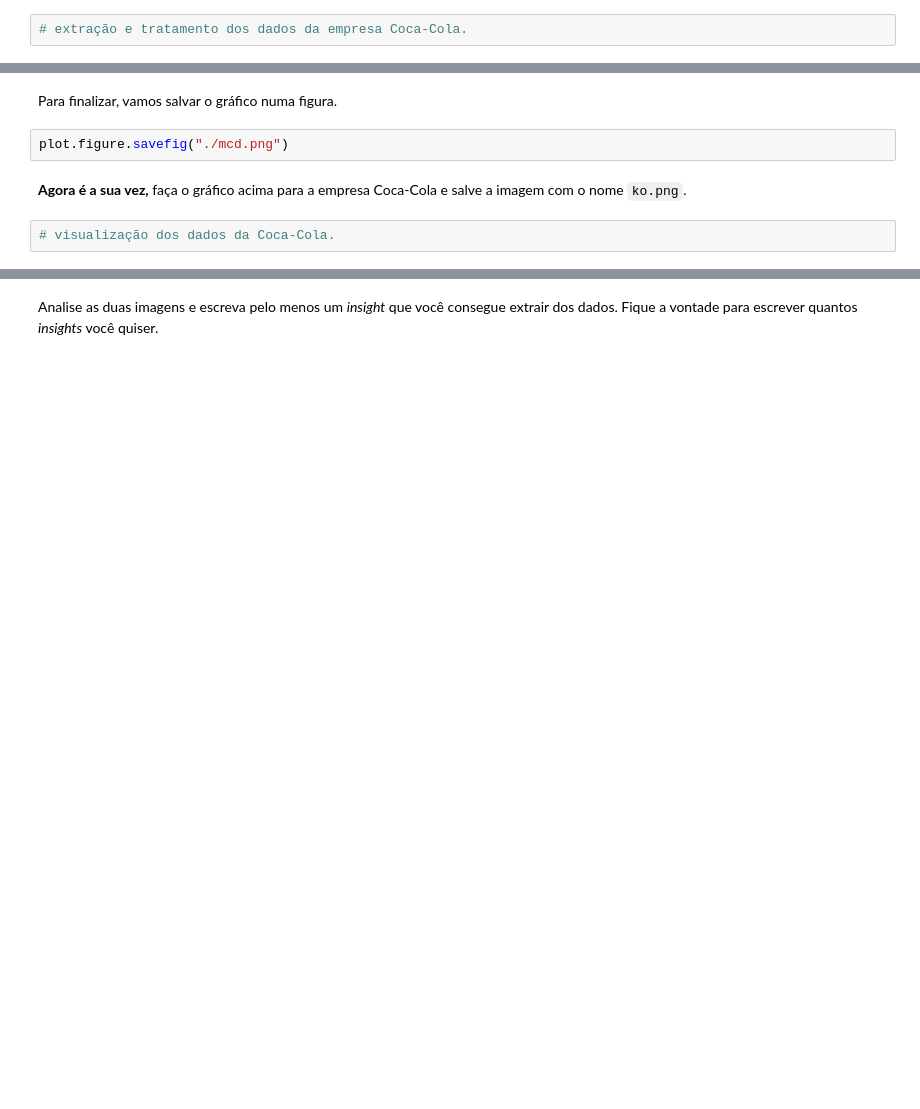
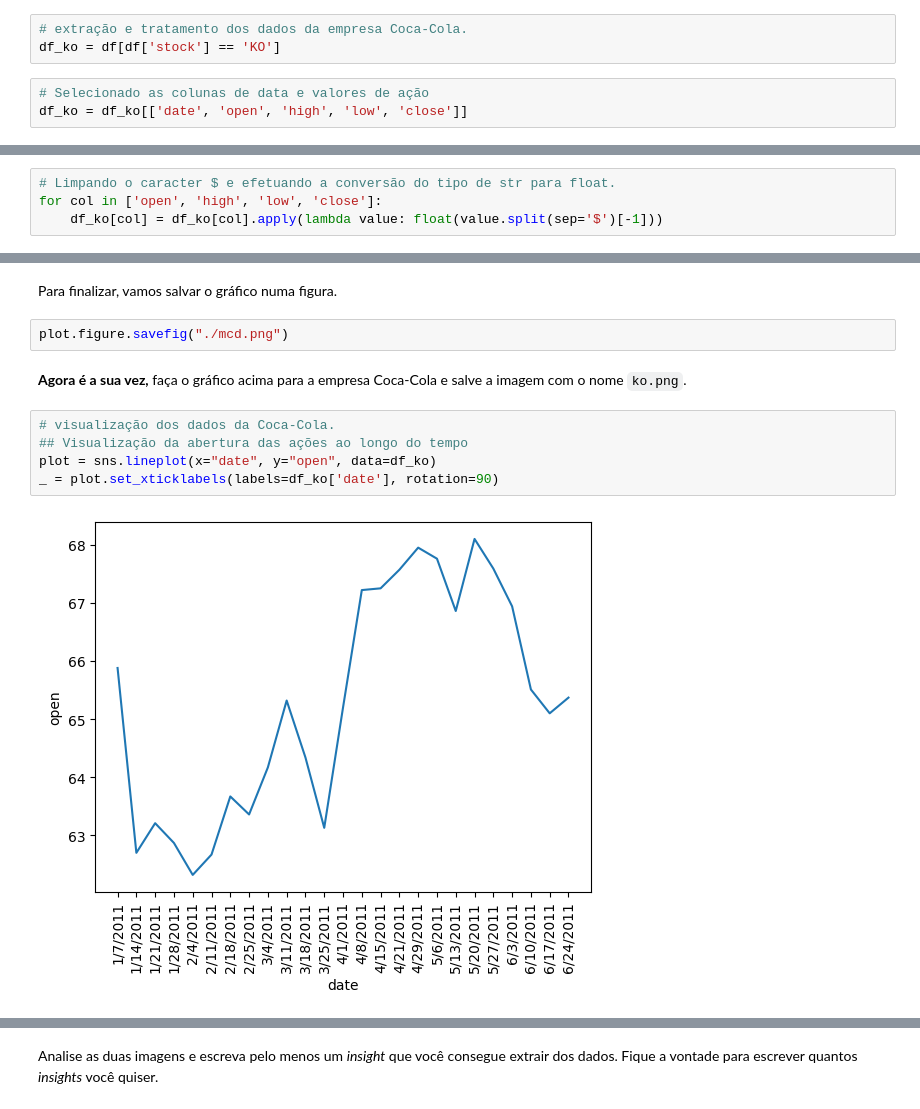
Before and after one commit to BrunoOliveira16/Curso-Back-End-EBAC, a Jupyter notebook: 01-Introducao-Python/Modulo-07/Python_M7_Exercicios_Solucao.ipynb, the cells around one changed output, grey strips where cells are left out. Cells and saved outputs as stored; diff of their text form; blank space fills up the shorter version.

```diff
--- a/01-Introducao-Python/Modulo-07/Python_M7_Exercicios_Solucao.ipynb
+++ b/01-Introducao-Python/Modulo-07/Python_M7_Exercicios_Solucao.ipynb
@@ -122,3 +191,7 @@ Excelente, agora podemos explorar os dados visualmente.
 **Agora é a sua vez!** Conduza o mesmo processo para extrair e tratar os dados da empresa Coca-Cola (`stock` column igual a `KO`).
 # %%
 # extração e tratamento dos dados da empresa Coca-Cola.
+df_ko = df[df['stock'] == 'KO']
+# %%
+# Selecionado as colunas de data e valores de ação
+df_ko = df_ko[['date', 'open', 'high', 'low', 'close']]
@@ -124,0 +213,4 @@ Excelente, agora podemos explorar os dados visualmente.
+# %%
+# Limpando o caracter $ e efetuando a conversão do tipo de str para float.
+for col in ['open', 'high', 'low', 'close']:
+    df_ko[col] = df_ko[col].apply(lambda value: float(value.split(sep='$')[-1]))
@@ -155,5 +268,10 @@ Para finalizar, vamos salvar o gráfico numa figura.
 plot.figure.savefig("./mcd.png")
 # %% [markdown]
 **Agora é a sua vez,** faça o gráfico acima para a empresa Coca-Cola e salve a imagem com o nome `ko.png`.
-# %%
-# visualização dos dados da Coca-Cola.
+# %%
+# visualização dos dados da Coca-Cola.
+## Visualização da abertura das ações ao longo do tempo
+plot = sns.lineplot(x="date", y="open", data=df_ko)
+_ = plot.set_xticklabels(labels=df_ko['date'], rotation=90)
+# %% [output]
+[figure, added]
```
Also changed, not shown: parts of 23 cells of this notebook, 5 other files.
